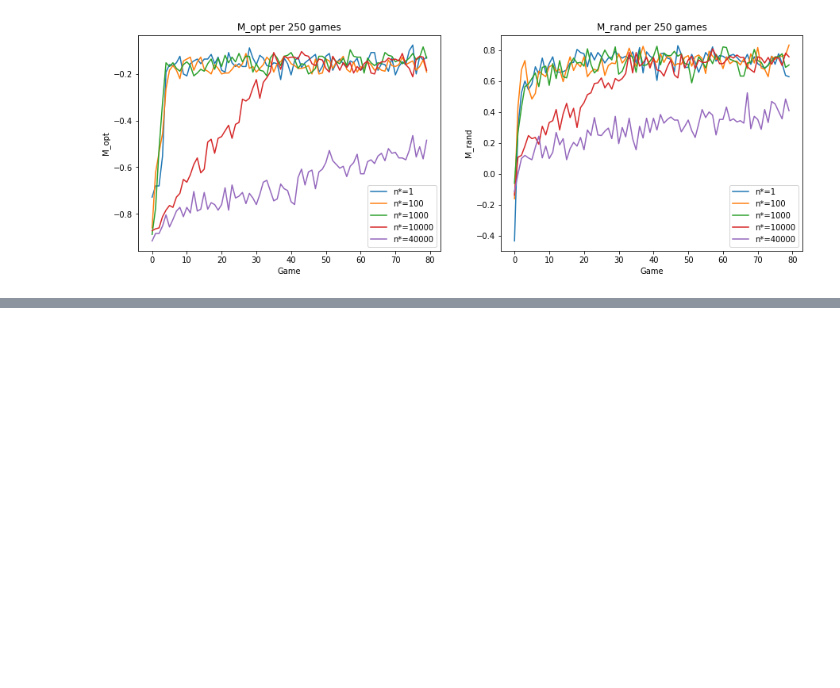
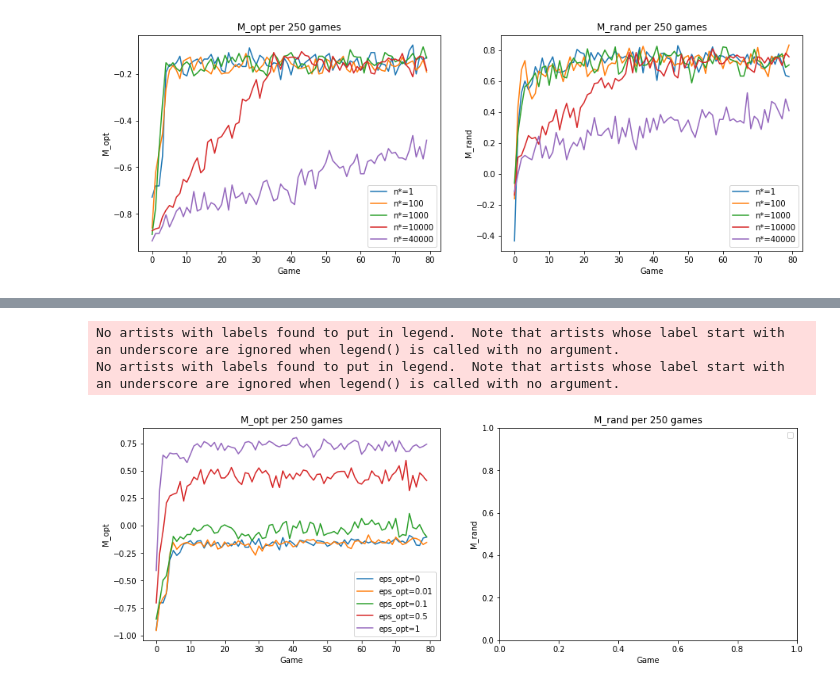
Before and after one commit to mismayil/ann-miniproject, a Jupyter notebook: deepq_learning.ipynb, the cells around one changed output, grey strips where cells are left out. Drawn from its saved outputs; the diff is of its cells as text; code cells hidden in the pictures; blank space fills up the shorter version.

```diff
--- a/deepq_learning.ipynb
+++ b/deepq_learning.ipynb
@@ -40,7 +43,11 @@ from utils import play
 from deepqlearner import DeepQPlayer
 from tic_env import OptimalPlayer
 
-suboptimal_player = OptimalPlayer(epsilon=0.5)
-q_player_001 = DeepQPlayer(epsilon=0.01, target_update=500, batch_size=64, log_every=250)
+epsilons = [0.01, 0.1]
+eps_q_players = []
 
-play(suboptimal_player, q_player_001, episodes=20000)
+for eps in epsilons:
+    suboptimal_player = OptimalPlayer(epsilon=0.5)
+    q_player = DeepQPlayer(epsilon=eps, target_update=500, batch_size=64, log_every=250)
+    play(suboptimal_player, q_player, episodes=20000)
+    eps_q_players.append(q_player)
@@ -94,13 +111,7 @@ from deepqlearner import DeepQPlayer
 from tic_env import OptimalPlayer
 import random
 
-EPS_MIN = 0.1
-EPS_MAX = 0.8
-n_stars = [1, 100, 1000, 10000, 40000]
-star_players = []
+suboptimal_player = OptimalPlayer(epsilon=0.5)
+q_player = DeepQPlayer(epsilon=lambda *args, **kwargs: random.random(), target_update=500, batch_size=1, log_every=250, memory_capacity=1)
 
-for n_star in n_stars:
-    suboptimal_player = OptimalPlayer(epsilon=0.5)
-    q_player = DeepQPlayer(epsilon=lambda n, n_star=n_star: max(EPS_MIN, EPS_MAX * (1 - n / n_star)), target_update=500, batch_size=1, log_every=250, memory_capacity=1)
-    play(suboptimal_player, q_player, episodes=20000)
-    star_players.append(q_player)
+play(suboptimal_player, q_player, episodes=20000)
@@ -194,0 +211,24 @@ plot_m_values(opt_players, rand_players, labels=[f"n*={n_star}" for n_star in n_
+# %%
+from utils import play
+from deepqlearner import DeepQPlayer
+from tic_env import OptimalPlayer
+import random
+
+EPS_MIN = 0.1
+EPS_MAX = 0.8
+n_star = 1
+epsilons = [0, 0.01, 0.1, 0.5, 1]
+eps_players = []
+
+for eps in epsilons:
+    other_player = OptimalPlayer(epsilon=eps)
+    q_player = DeepQPlayer(epsilon=lambda n, n_star=n_star: max(EPS_MIN, EPS_MAX * (1 - n / n_star)), target_update=500, log_every=250)
+    play(other_player, q_player, episodes=20000)
+    eps_players.append(q_player)
+    q_player.save_pretrained(f"eps_players/player_eps{eps}")
+# %%
+plot_m_values(eps_players, [], labels=[f"eps_opt={eps}" for eps in epsilons])
+# %% [output]
+No artists with labels found to put in legend.  Note that artists whose label start with an underscore are ignored when legend() is called with no argument.
+No artists with labels found to put in legend.  Note that artists whose label start with an underscore are ignored when legend() is called with no argument.
+[figure, added]
```
Also changed, not shown: parts of 12 cells of this notebook, 41 other files.
